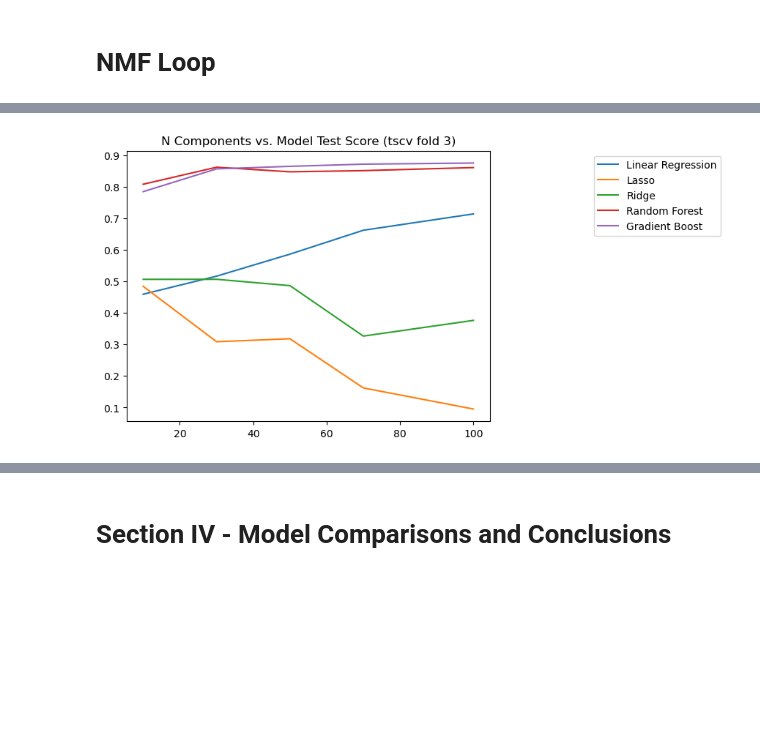
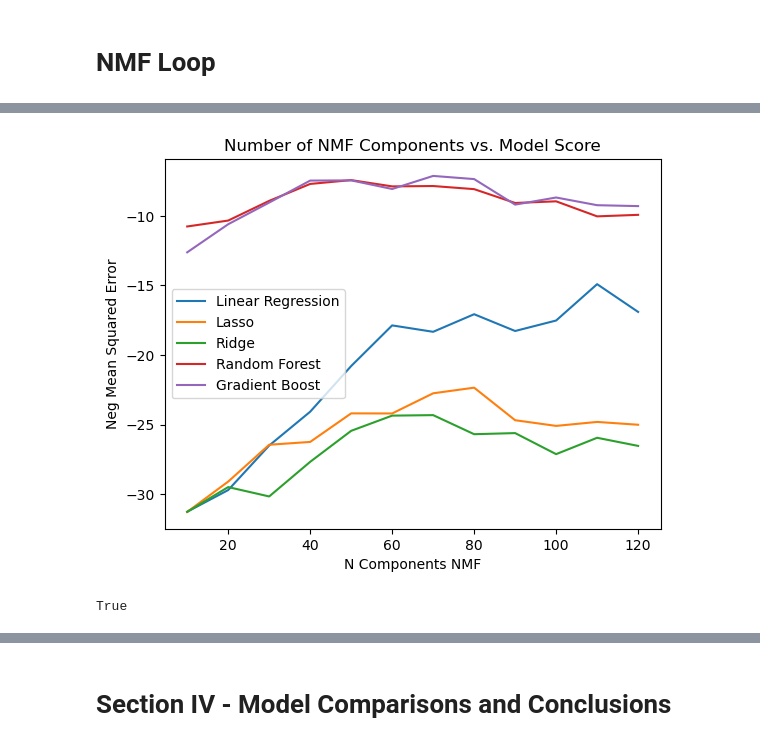
Before and after one commit to LittleBiggler/CoResidence, a Jupyter notebook: CoResidence Analysis.ipynb, the cells around one changed output, grey strips where cells are left out. Drawn from its saved outputs; the diff is of its cells as text; code cells hidden in the pictures; blank space fills up the shorter version.

```diff
--- a/CoResidence Analysis.ipynb
+++ b/CoResidence Analysis.ipynb
@@ -3227,7 +3254,7 @@ unique_countries = df_imputed['Country Code'].unique().tolist()
 for country in unique_countries:
 
     # re-initialize imputer for each loop
-    imputer = IterativeImputer(random_state=21, tol=1e-4)
+    imputer = IterativeImputer(random_state=21, tol=1e-4, sample_posterior=True)
 
     # for each H column group
     for start, end in vertical_groups:
@@ -3333,11 +3360,11 @@ add_to_one_groups = [('HH01','HH02'),
 
 average_groups = [('HS17','HS30'),
                 ('HT27','HT31'),
-                ('HR01','HR06'),
-                ('HR07','HR12'),
-                ('HR13','HR18'),
-                ('HR19','HR24'),
-                ('HR25','HR30'),
+                ('HR02','HR05'),
+                ('HR08','HR11'),
+                ('HR14','HR17'),
+                ('HR20','HR23'),
+                ('HR26','HR29'),
                   ('HH37','HH38'),
                   ('HH39','HH40'),
                   ('HH41','HH42'),
@@ -3440,7 +3451,7 @@ all_features = non_core_features.union(core_features)
 for country in unique_countries:
 
     #initiate imputer
-    imputer = IterativeImputer(max_iter=20 ,random_state=21, tol=1e-3)
+    imputer = IterativeImputer(random_state=21, tol=1e-3, sample_posterior=True)
 
     # initiate
     country_rows = df_imputed['Country Code']==country
@@ -3719,0 +3722,6 @@ test_results_df
+# %%
+# Compare parameters
+
+best_parameters_df = pd.DataFrame(best_parameters)
+
+best_parameters_df
@@ -3720,14 +3746,23 @@ test_results_df
 # %%
 # visualize results
 
 plt.figure()
 
-for column in test_results_df.drop('N Components', axis=1).columns:
-    plt.plot(test_results_df['N Components'], test_results_df[column], label=column.replace(" Test Score", ""))
+for model_name in best_parameters_df['model_name'].unique():
+    plot_df = best_parameters_df.loc[best_parameters_df['model_name']==model_name]
+    plt.plot(plot_df['n_components'], plot_df['best_score'], label=model_name)
 
-    plt.legend(loc='upper right', bbox_to_anchor=(1.65,1))
-    plt.title('N Components vs. Model Test Score (tscv fold 3)')
-    plt.show
+plt.legend()
+plt.ylabel('Neg Mean Squared Error')
+plt.xlabel('N Components NMF')
+plt.title('Number of NMF Components vs. Model Score')
+plt.show()
 # %% [output]
-[figure, old version]
+[figure, new version]
+# %%
+# start fresh from df_decompose
+df_decompose.index.equals(df_filled.index)
+df_filled.index.equals(df_knn_gini.index)
+# %% [output]
+True
 # %%
```
Also changed, not shown: parts of 79 cells of this notebook.
